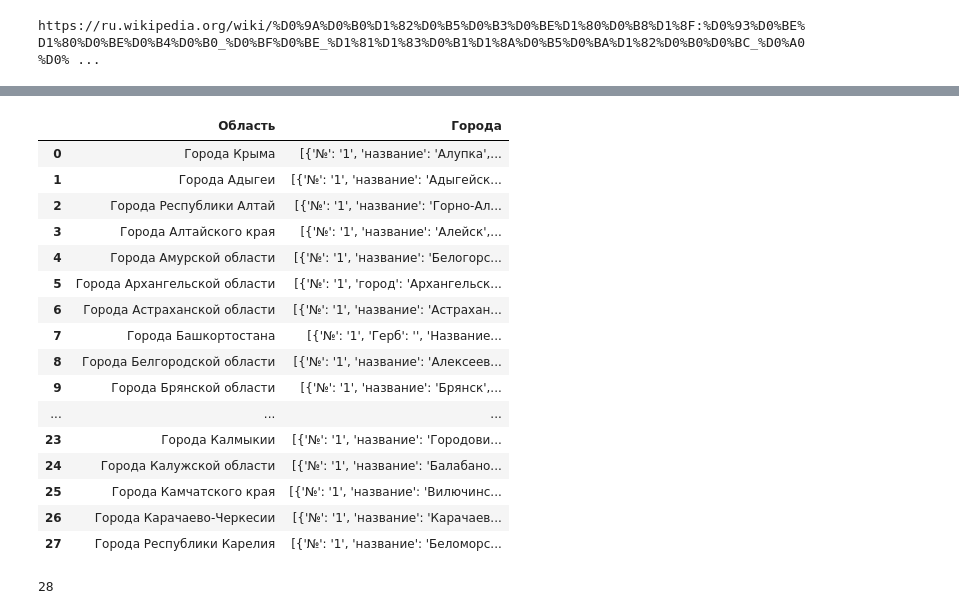
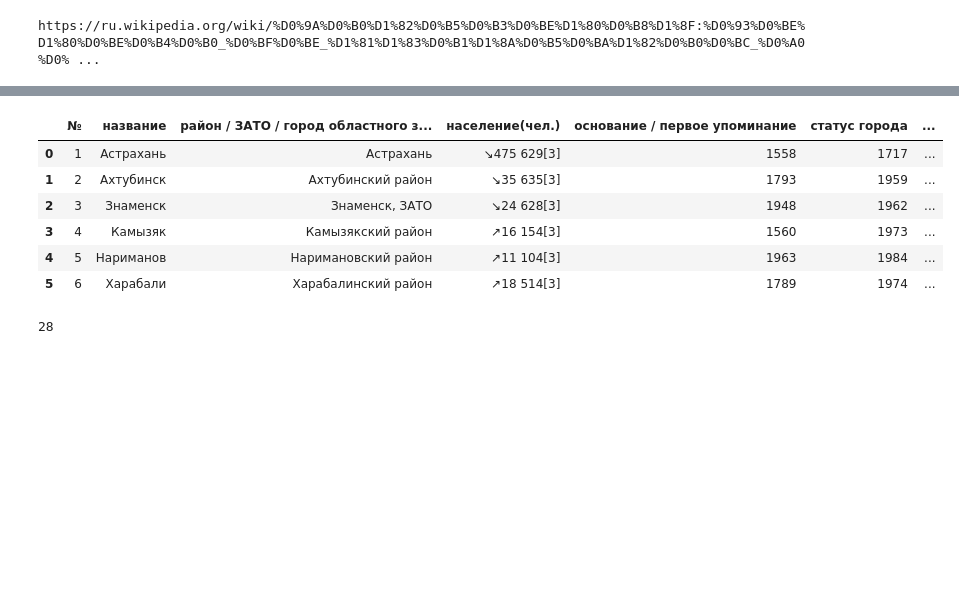
Before and after one commit to bitcoineazy/Big_Data, a Jupyter notebook: 04_parsing/wikipedia_parser.ipynb, the cells around one changed output, grey strips where cells are left out. Drawn from its saved outputs; the diff is of its cells as text; code cells hidden in the pictures; blank space fills up the shorter version.

```diff
--- a/04_parsing/wikipedia_parser.ipynb
+++ b/04_parsing/wikipedia_parser.ipynb
@@ -16,9 +16,7 @@ https://ru.wikipedia.org/wiki/%D0%9A%D0%B0%D1%82%D0%B5%D0%B3%D0%BE%D1%80%D0%B8%D
 es_bs = BeautifulSoup(urllib.request.urlopen(url_es_q), 'lxml')
 # %%
 all_es = []
-for i in range(30):
-    # load links:
-    bef = len(all_es)
-    for links in es_bs.find_all('div', class_='mw-category-group'):
-        for l in links.find_all('a'):
-            all_es.append((l['title'], url_wikipedia+l['href']))
+# for i in range(30):
+for links in es_bs.find_all('div', class_='mw-category-group'):
+    for l in links.find_all('a'):
+        all_es.append((l['title'], url_wikipedia+l['href']))
@@ -172,25 +89,15 @@ pd.json_normalize(all_es_prop[0]["Города"]).set_index("Область")
 | Города Крыма | 15 | Щёлкино | Ленинский район | ↘10 131[4] | 1978 | 1992 | ... |
 | Города Крыма | 16 | Ялта | Ялта | ↘74 652[4] | 1154 | 1838 | ... |
 # %%
-pd.json_normalize(all_es_prop)
+pd.json_normalize(all_es_prop[6]["Города"])
 # %% [output]
-|  | Область | Города |
-| 0 | Города Крыма | [{'№': '1', 'название': 'Алупка',... |
-| 1 | Города Адыгеи | [{'№': '1', 'название': 'Адыгейск... |
-| 2 | Города Республики Алтай | [{'№': '1', 'название': 'Горно-Ал... |
-| 3 | Города Алтайского края | [{'№': '1', 'название': 'Алейск',... |
-| 4 | Города Амурской области | [{'№': '1', 'название': 'Белогорс... |
-| 5 | Города Архангельской области | [{'№': '1', 'город': 'Архангельск... |
-| 6 | Города Астраханской области | [{'№': '1', 'название': 'Астрахан... |
-| 7 | Города Башкортостана | [{'№': '1', 'Герб': '', 'Название... |
-| 8 | Города Белгородской области | [{'№': '1', 'название': 'Алексеев... |
-| 9 | Города Брянской области | [{'№': '1', 'название': 'Брянск',... |
-| ... | ... | ... |
-| 23 | Города Калмыкии | [{'№': '1', 'название': 'Городови... |
-| 24 | Города Калужской области | [{'№': '1', 'название': 'Балабано... |
-| 25 | Города Камчатского края | [{'№': '1', 'название': 'Вилючинс... |
-| 26 | Города Карачаево-Черкесии | [{'№': '1', 'название': 'Карачаев... |
-| 27 | Города Республики Карелия | [{'№': '1', 'название': 'Беломорс... |
+|  | № | название | район / ЗАТО / город областного з... | население(чел.) | основание / первое упоминание | статус города | ... |
+| 0 | 1 | Астрахань | Астрахань | ↘475 629[3] | 1558 | 1717 | ... |
+| 1 | 2 | Ахтубинск | Ахтубинский район | ↘35 635[3] | 1793 | 1959 | ... |
+| 2 | 3 | Знаменск | Знаменск, ЗАТО | ↘24 628[3] | 1948 | 1962 | ... |
+| 3 | 4 | Камызяк | Камызякский район | ↗16 154[3] | 1560 | 1973 | ... |
+| 4 | 5 | Нариманов | Наримановский район | ↗11 104[3] | 1963 | 1984 | ... |
+| 5 | 6 | Харабали | Харабалинский район | ↗18 514[3] | 1789 | 1974 | ... |
 # %%
 print(len(all_es_prop))
 # %% [output]
```
Also changed, not shown: parts of 3 cells of this notebook.
